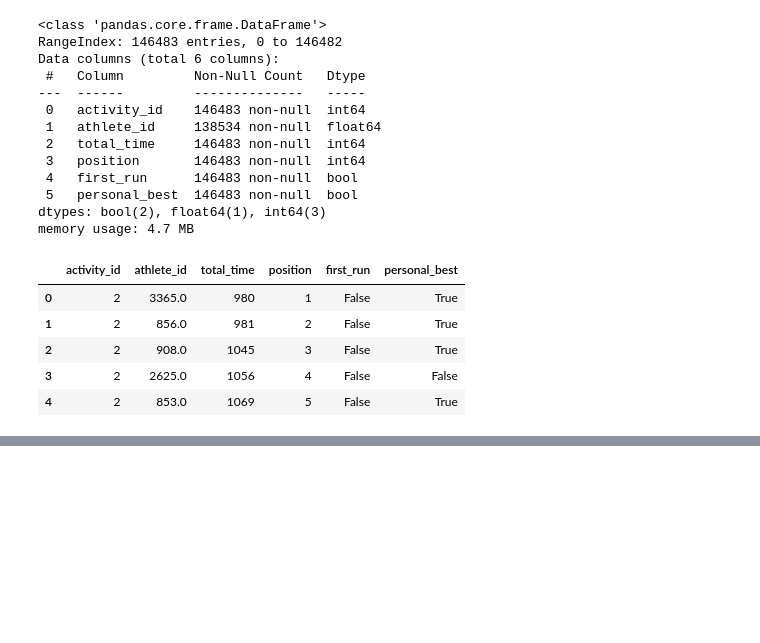
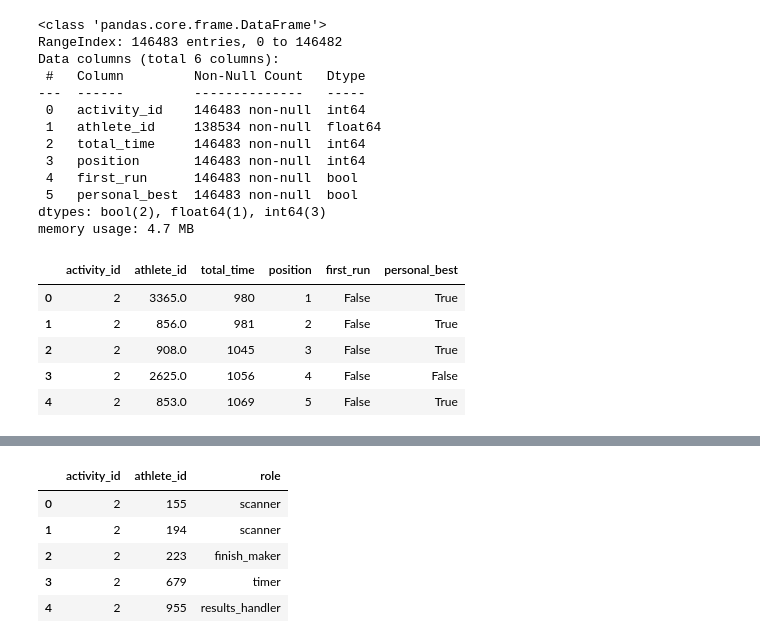
Before and after one commit to mariasteninajob/s95-attendance-trajectories, a Jupyter notebook: 01_data_overview.ipynb, the cells around one changed output, grey strips where cells are left out. Saved outputs shown, nothing was run; the diff lists cells and outputs as text; code cells hidden in the pictures; blank space fills up the shorter version.

```diff
--- a/01_data_overview.ipynb
+++ b/01_data_overview.ipynb
@@ -237,0 +259,9 @@ results.head()
+# %%
+volunteers.head()
+# %% [output]
+|  | activity_id | athlete_id | role |
+| 0 | 2 | 155 | scanner |
+| 1 | 2 | 194 | scanner |
+| 2 | 2 | 223 | finish_maker |
+| 3 | 2 | 679 | timer |
+| 4 | 2 | 955 | results_handler |
```
Also changed, not shown: parts of 8 cells of this notebook.
